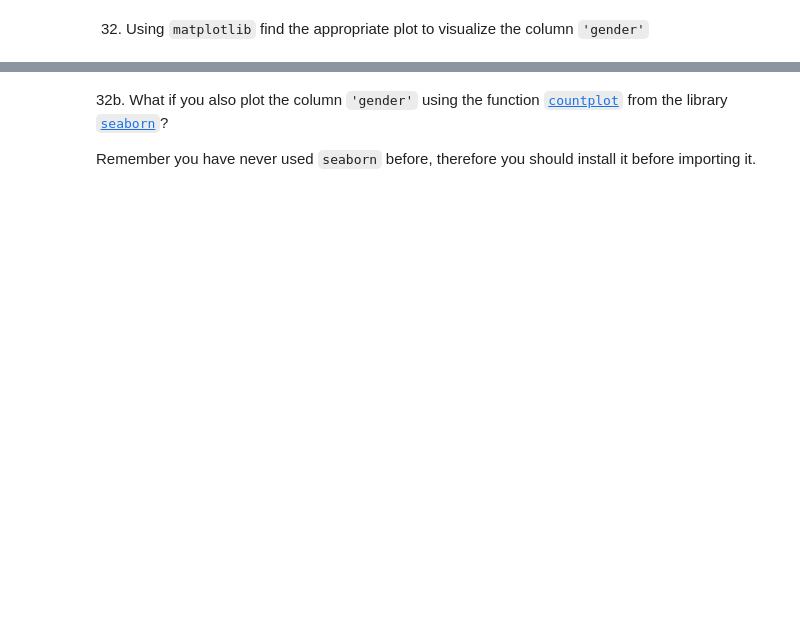
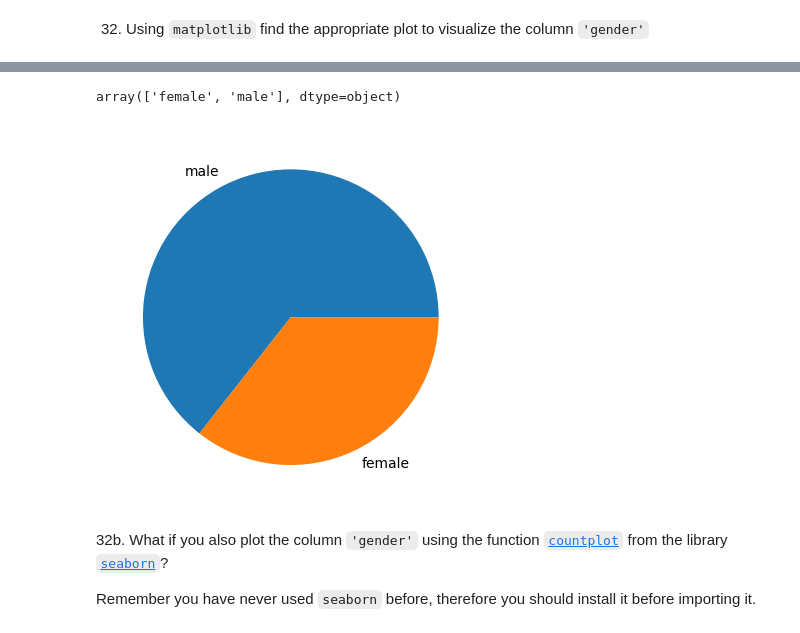
Before and after one commit to MNievas12/2411_dsft_thebridge, a Jupyter notebook: 2-Data-Analysis/2-Pandas/Practica/6-Titanic/Titanic-exercise.ipynb, the cells around one changed output, grey strips where cells are left out. Drawn from its saved outputs; the diff is of its cells as text; code cells hidden in the pictures; blank space fills up the shorter version.

```diff
--- a/2-Data-Analysis/2-Pandas/Practica/6-Titanic/Titanic-exercise.ipynb
+++ b/2-Data-Analysis/2-Pandas/Practica/6-Titanic/Titanic-exercise.ipynb
@@ -100,0 +791,4 @@ Hint: There were two people with the same name, who?
+# %%
+titanic['gender'].unique()
+# %% [output]
+array(['female', 'male'], dtype=object)
@@ -101,3 +797,7 @@ Hint: There were two people with the same name, who?
+# %%
+plt.pie(titanic['gender'].value_counts(), labels=titanic['gender'].value_counts().index);
+# %% [output]
+[figure, added]
 # %% [markdown]
 32b. What if you also plot the column `'gender'` using the function [`countplot`](https://seaborn.pydata.org/generated/seaborn.countplot.html) from the library [`seaborn`](https://seaborn.pydata.org/)?
 
```
Also changed, not shown: parts of 82 cells of this notebook.
